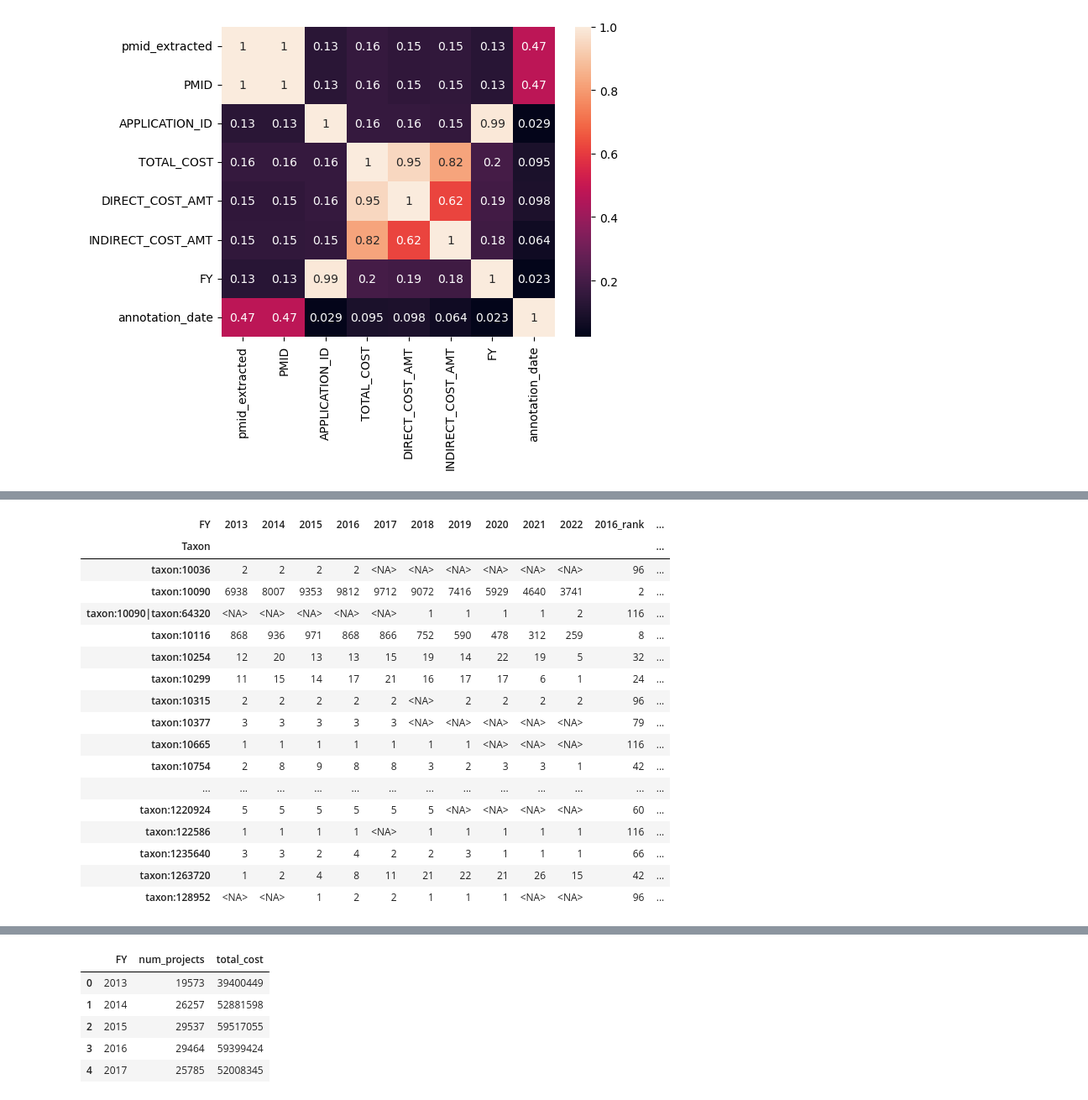
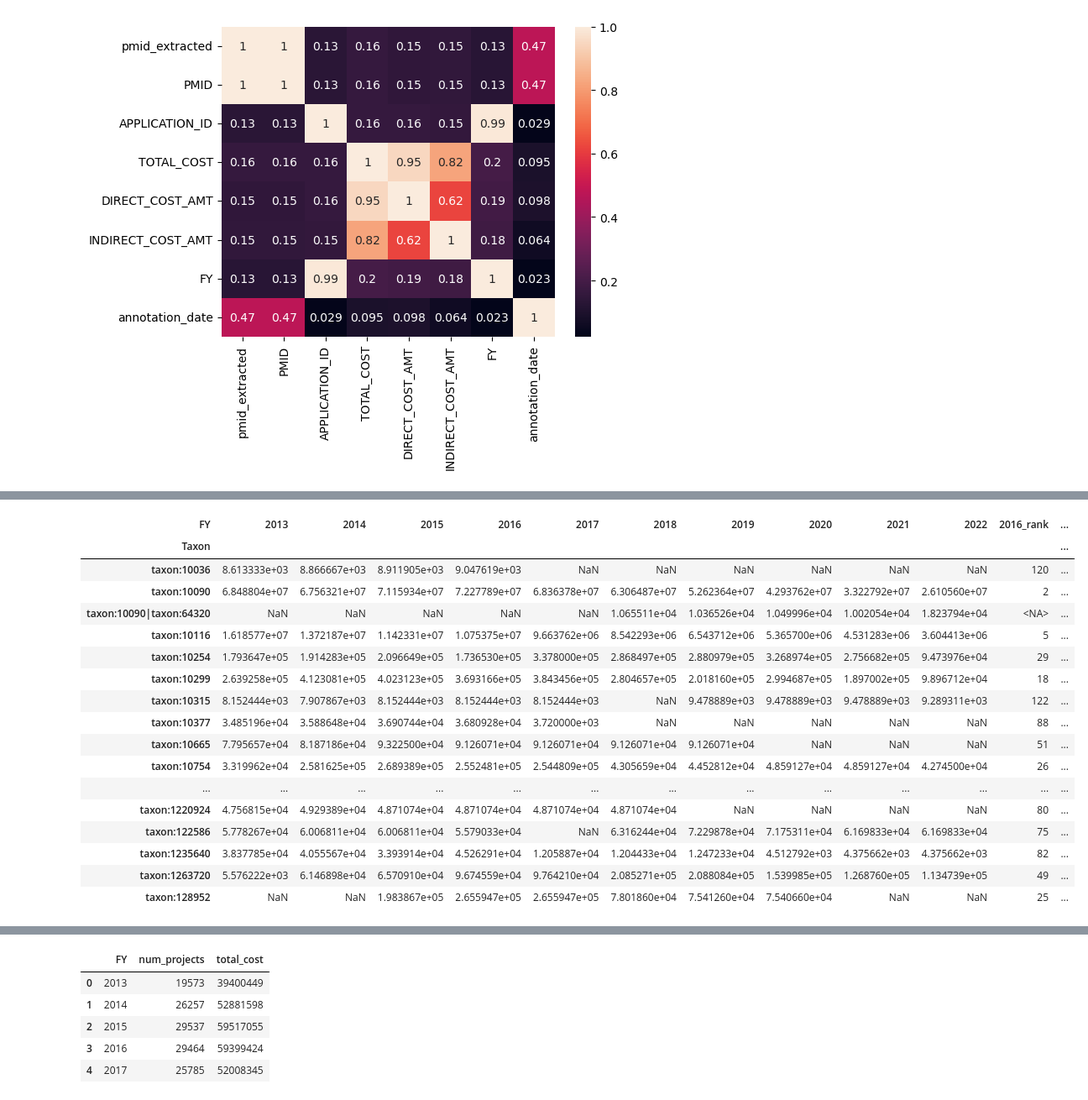
Before and after one commit to Moulica5374/NIH-Funding-Annotation-Analysis-Team-Project, a Jupyter notebook: Data_Analysis.ipynb, the cells around one changed output, grey strips where cells are left out. Shown at 84% size. Drawn from its saved outputs; the diff is of its cells as text; code cells hidden in the pictures.

```diff
--- a/Data_Analysis.ipynb
+++ b/Data_Analysis.ipynb
@@ -112,3 +116,8 @@ data.head()
+# %%
+# for each project taxon, divide money by number of taxons that project has (avoids double counting and
+# maintains assumption of independence)
+data['num_taxons'] = data.groupby('PROJECT_NUMBER')['Taxon'].transform('count')
+data['TOTAL_COST'] = data['TOTAL_COST']/data['num_taxons']
 # %%
 # -- PART 2: High Level Overview
 
@@ -123,15 +132,13 @@ sns.heatmap(corr_matrix, annot=True)
 # correlation map on categorical variables
 # %%
 # -- PART 3: General Functions
-def add_rank_cols(df, cost_col, num_proj_col):
+def add_rank_cols(df, cost_col):
     df['total_cost_rank'] = df[cost_col].rank(method = 'min', ascending=False).astype(int)
-    df['num_projects_rank'] = df[num_proj_col].rank(method = 'min', ascending=False).astype(int)
-
     return df
 
 # given data from 2013 to 2022, rank column to see how the taxon ranks over time
 def add_rank_by_year(df, year, new_col_name):
-    df[new_col_name] = df[year].rank(method = 'min', ascending=False).astype(int)
+    df[new_col_name] = df[year].rank(method = 'min', ascending=False).astype('Int64')
     return df
 
 # get top x data points for a specific column in a df (asc = if True, return in ascending order, o/w descending)
@@ -247,58 +229,42 @@ plt.show()
 # %%
 # Task 2: Now that we know the overall max, we want to see if these rankings are consistent over time
 
 # create dataframes that look at the total cost and the number of projects over time
 df_rank_time = data[['Taxon', 'TOTAL_COST', 'FY']]
 
 taxon_rank_cost_by_year = df_rank_time.groupby(['Taxon', 'FY']).agg(
-    num_projects = ('Taxon', 'size'),
+#    num_projects = ('Taxon', 'size'),
     total_cost = ('TOTAL_COST', 'sum')
-).reset_index().pivot(index='Taxon', columns = 'FY', values = 'total_cost').astype('Int64')
-
-taxon_rank_proj_by_year = df_rank_time.groupby(['Taxon', 'FY']).agg(
-    num_projects = ('Taxon', 'size'),
-    total_cost = ('TOTAL_COST', 'sum')
-).reset_index().pivot(index='Taxon', columns = 'FY', values = 'num_projects').astype('Int64')
-
+).reset_index().pivot(index='Taxon', columns = 'FY', values = 'total_cost')
 
 # add ranking columns for how they rank against other taxons (cost)
 taxon_rank_cost_by_year = add_rank_by_year(taxon_rank_cost_by_year, 2016, '2016_rank')
 taxon_rank_cost_by_year = add_rank_by_year(taxon_rank_cost_by_year, 2017, '2017_rank')
 taxon_rank_cost_by_year = add_rank_by_year(taxon_rank_cost_by_year, 2018, '2018_rank')
 taxon_rank_cost_by_year = add_rank_by_year(taxon_rank_cost_by_year, 2019, '2019_rank')
 taxon_rank_cost_by_year = add_rank_by_year(taxon_rank_cost_by_year, 2020, '2020_rank')
 taxon_rank_cost_by_year = add_rank_by_year(taxon_rank_cost_by_year, 2021, '2021_rank')
 taxon_rank_cost_by_year = add_rank_by_year(taxon_rank_cost_by_year, 2022, '2022_rank')
 
-# add ranking columns for how they rank against other taxons (num_projects)
-taxon_rank_proj_by_year = add_rank_by_year(taxon_rank_proj_by_year, 2016, '2016_rank')
-taxon_rank_proj_by_year = add_rank_by_year(taxon_rank_proj_by_year, 2017, '2017_rank')
-taxon_rank_proj_by_year = add_rank_by_year(taxon_rank_proj_by_year, 2018, '2018_rank')
-taxon_rank_proj_by_year = add_rank_by_year(taxon_rank_proj_by_year, 2019, '2019_rank')
-taxon_rank_proj_by_year = add_rank_by_year(taxon_rank_proj_by_year, 2020, '2020_rank')
-taxon_rank_proj_by_year = add_rank_by_year(taxon_rank_proj_by_year, 2021, '2021_rank')
-taxon_rank_proj_by_year = add_rank_by_year(taxon_rank_proj_by_year, 2022, '2022_rank')
-
-#tot_cost_per_taxon.head()
-taxon_rank_proj_by_year.head(20)
+taxon_rank_cost_by_year.head(20)
 # %% [output]
 | FY | 2013 | 2014 | 2015 | 2016 | 2017 | 2018 | 2019 | 2020 | 2021 | 2022 | 2016_rank | ... |
 | Taxon |  |  |  |  |  |  |  |  |  |  |  | ... |
-| taxon:10036 | 2 | 2 | 2 | 2 | <NA> | <NA> | <NA> | <NA> | <NA> | <NA> | 96 | ... |
-| taxon:10090 | 6938 | 8007 | 9353 | 9812 | 9712 | 9072 | 7416 | 5929 | 4640 | 3741 | 2 | ... |
-| taxon:10090|taxon:64320 | <NA> | <NA> | <NA> | <NA> | <NA> | 1 | 1 | 1 | 1 | 2 | 116 | ... |
-| taxon:10116 | 868 | 936 | 971 | 868 | 866 | 752 | 590 | 478 | 312 | 259 | 8 | ... |
-| taxon:10254 | 12 | 20 | 13 | 13 | 15 | 19 | 14 | 22 | 19 | 5 | 32 | ... |
-| taxon:10299 | 11 | 15 | 14 | 17 | 21 | 16 | 17 | 17 | 6 | 1 | 24 | ... |
-| taxon:10315 | 2 | 2 | 2 | 2 | 2 | <NA> | 2 | 2 | 2 | 2 | 96 | ... |
-| taxon:10377 | 3 | 3 | 3 | 3 | 3 | <NA> | <NA> | <NA> | <NA> | <NA> | 79 | ... |
-| taxon:10665 | 1 | 1 | 1 | 1 | 1 | 1 | 1 | <NA> | <NA> | <NA> | 116 | ... |
-| taxon:10754 | 2 | 8 | 9 | 8 | 8 | 3 | 2 | 3 | 3 | 1 | 42 | ... |
+| taxon:10036 | 8.613333e+03 | 8.866667e+03 | 8.911905e+03 | 9.047619e+03 | NaN | NaN | NaN | NaN | NaN | NaN | 120 | ... |
+| taxon:10090 | 6.848804e+07 | 6.756321e+07 | 7.115934e+07 | 7.227789e+07 | 6.836378e+07 | 6.306487e+07 | 5.262364e+07 | 4.293762e+07 | 3.322792e+07 | 2.610560e+07 | 2 | ... |
+| taxon:10090|taxon:64320 | NaN | NaN | NaN | NaN | NaN | 1.065511e+04 | 1.036526e+04 | 1.049996e+04 | 1.002054e+04 | 1.823794e+04 | <NA> | ... |
+| taxon:10116 | 1.618577e+07 | 1.372187e+07 | 1.142331e+07 | 1.075375e+07 | 9.663762e+06 | 8.542293e+06 | 6.543712e+06 | 5.365700e+06 | 4.531283e+06 | 3.604413e+06 | 5 | ... |
+| taxon:10254 | 1.793647e+05 | 1.914283e+05 | 2.096649e+05 | 1.736530e+05 | 3.378000e+05 | 2.868497e+05 | 2.880979e+05 | 3.268974e+05 | 2.756682e+05 | 9.473976e+04 | 29 | ... |
+| taxon:10299 | 2.639258e+05 | 4.123081e+05 | 4.023123e+05 | 3.693166e+05 | 3.843456e+05 | 2.804657e+05 | 2.018160e+05 | 2.994687e+05 | 1.897002e+05 | 9.896712e+04 | 18 | ... |
+| taxon:10315 | 8.152444e+03 | 7.907867e+03 | 8.152444e+03 | 8.152444e+03 | 8.152444e+03 | NaN | 9.478889e+03 | 9.478889e+03 | 9.478889e+03 | 9.289311e+03 | 122 | ... |
+| taxon:10377 | 3.485196e+04 | 3.588648e+04 | 3.690744e+04 | 3.680928e+04 | 3.720000e+03 | NaN | NaN | NaN | NaN | NaN | 88 | ... |
+| taxon:10665 | 7.795657e+04 | 8.187186e+04 | 9.322500e+04 | 9.126071e+04 | 9.126071e+04 | 9.126071e+04 | 9.126071e+04 | NaN | NaN | NaN | 51 | ... |
+| taxon:10754 | 3.319962e+04 | 2.581625e+05 | 2.689389e+05 | 2.552481e+05 | 2.544809e+05 | 4.305659e+04 | 4.452812e+04 | 4.859127e+04 | 4.859127e+04 | 4.274500e+04 | 26 | ... |
 | ... | ... | ... | ... | ... | ... | ... | ... | ... | ... | ... | ... | ... |
-| taxon:1220924 | 5 | 5 | 5 | 5 | 5 | 5 | <NA> | <NA> | <NA> | <NA> | 60 | ... |
-| taxon:122586 | 1 | 1 | 1 | 1 | <NA> | 1 | 1 | 1 | 1 | 1 | 116 | ... |
-| taxon:1235640 | 3 | 3 | 2 | 4 | 2 | 2 | 3 | 1 | 1 | 1 | 66 | ... |
-| taxon:1263720 | 1 | 2 | 4 | 8 | 11 | 21 | 22 | 21 | 26 | 15 | 42 | ... |
-| taxon:128952 | <NA> | <NA> | 1 | 2 | 2 | 1 | 1 | 1 | <NA> | <NA> | 96 | ... |
+| taxon:1220924 | 4.756815e+04 | 4.929389e+04 | 4.871074e+04 | 4.871074e+04 | 4.871074e+04 | 4.871074e+04 | NaN | NaN | NaN | NaN | 80 | ... |
+| taxon:122586 | 5.778267e+04 | 6.006811e+04 | 6.006811e+04 | 5.579033e+04 | NaN | 6.316244e+04 | 7.229878e+04 | 7.175311e+04 | 6.169833e+04 | 6.169833e+04 | 75 | ... |
+| taxon:1235640 | 3.837785e+04 | 4.055567e+04 | 3.393914e+04 | 4.526291e+04 | 1.205887e+04 | 1.204433e+04 | 1.247233e+04 | 4.512792e+03 | 4.375662e+03 | 4.375662e+03 | 82 | ... |
+| taxon:1263720 | 5.576222e+03 | 6.146898e+04 | 6.570910e+04 | 9.674559e+04 | 9.764210e+04 | 2.085271e+05 | 2.088084e+05 | 1.539985e+05 | 1.268760e+05 | 1.134739e+05 | 49 | ... |
+| taxon:128952 | NaN | NaN | 1.983867e+05 | 2.655947e+05 | 2.655947e+05 | 7.801860e+04 | 7.541260e+04 | 7.540660e+04 | NaN | NaN | 25 | ... |
 # %%
 # look at the top 5 taxons and drop all columns unrelated to rank
```
Also changed, not shown: parts of 22 cells of this notebook.
